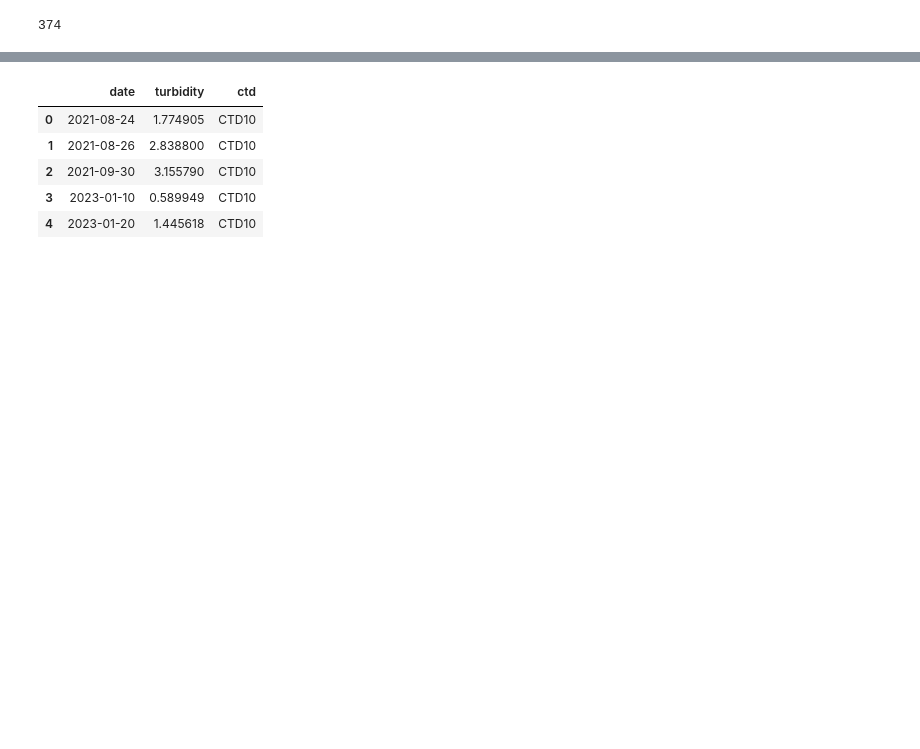
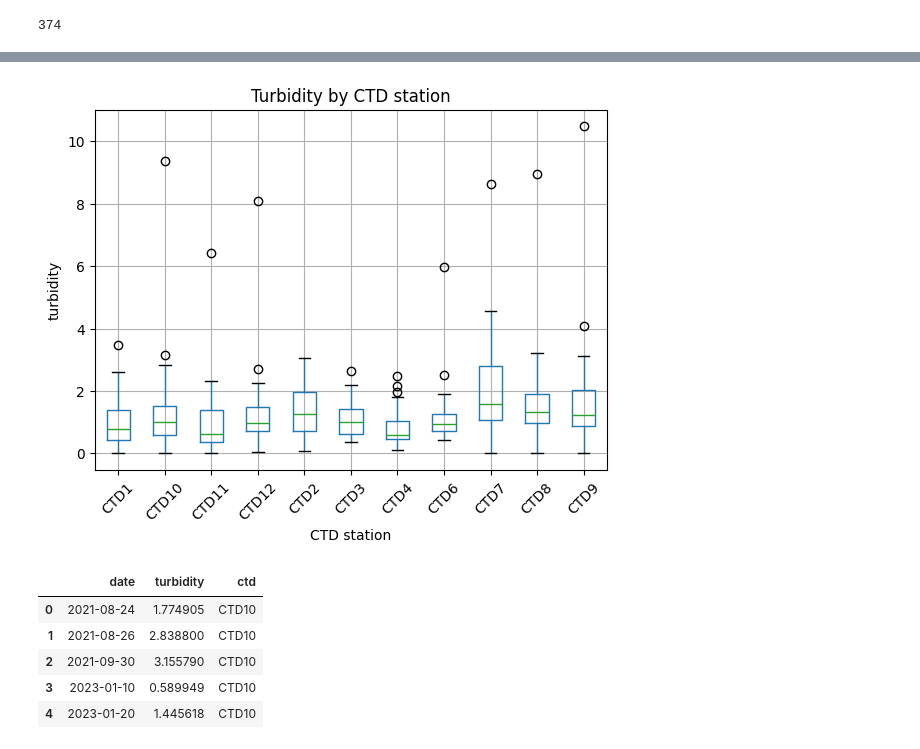
Before and after one commit to adricanovas/turbidity_satellite_estimation, a Jupyter notebook: code/01_data_exploration.ipynb, the cells around one changed output, grey strips where cells are left out. Drawn from its saved outputs; the diff is of its cells as text; code cells hidden in the pictures; blank space fills up the shorter version.

```diff
--- a/code/01_data_exploration.ipynb
+++ b/code/01_data_exploration.ipynb
@@ -202,3 +227,23 @@ dtype: float64
+# %%
+plt.style.use("default")
+
+df["ctd"] = df["ctd"].astype(str)
+
+fig, ax = plt.subplots()
+ax.set_facecolor("white")
+fig.patch.set_facecolor("white")
+
+df.boxplot(column="turbidity", by="ctd", ax=ax)
+
+ax.set_title("Turbidity by CTD station")
+ax.set_xlabel("CTD station")
+ax.set_ylabel("turbidity")
+
+plt.suptitle("")
+plt.xticks(rotation=45)
+plt.show()
+# %% [output]
+[figure, added]
 # %%
 df_y = pd.read_csv("../data/datasets/turbidity_ctd_satellite.csv")
 df_y.head()
```
Also changed, not shown: parts of 4 cells of this notebook, 1 other file.
